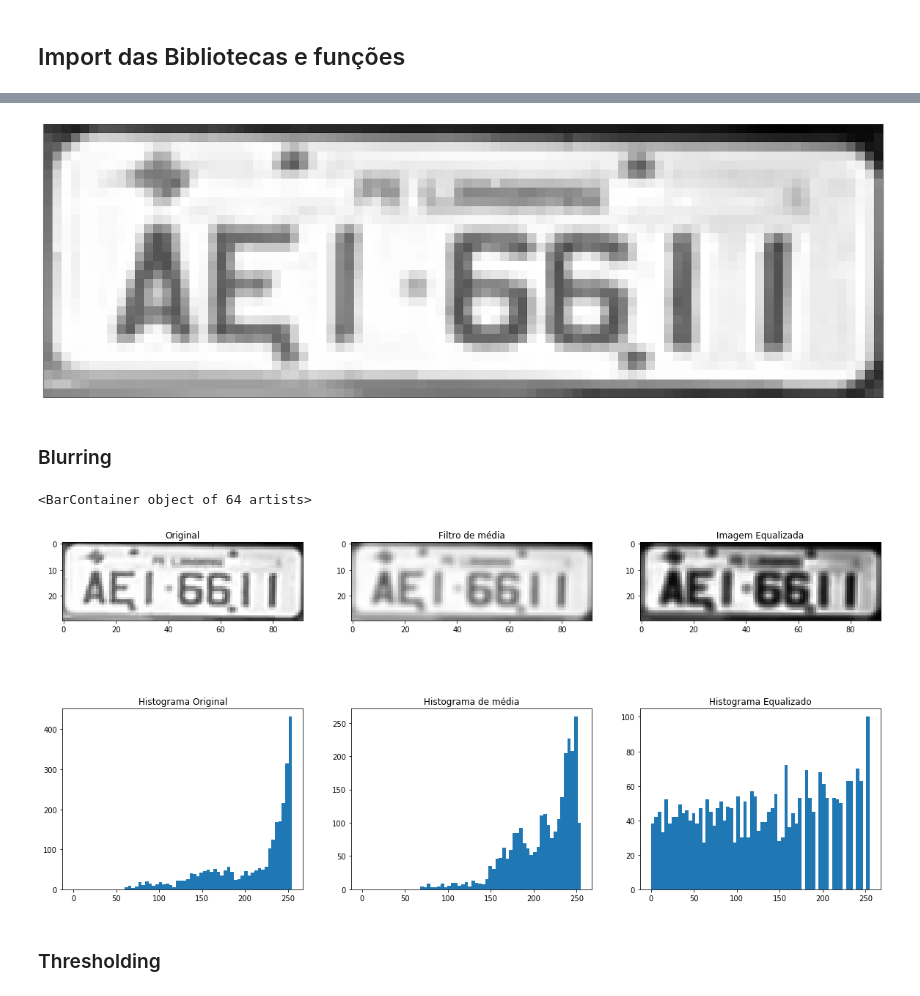
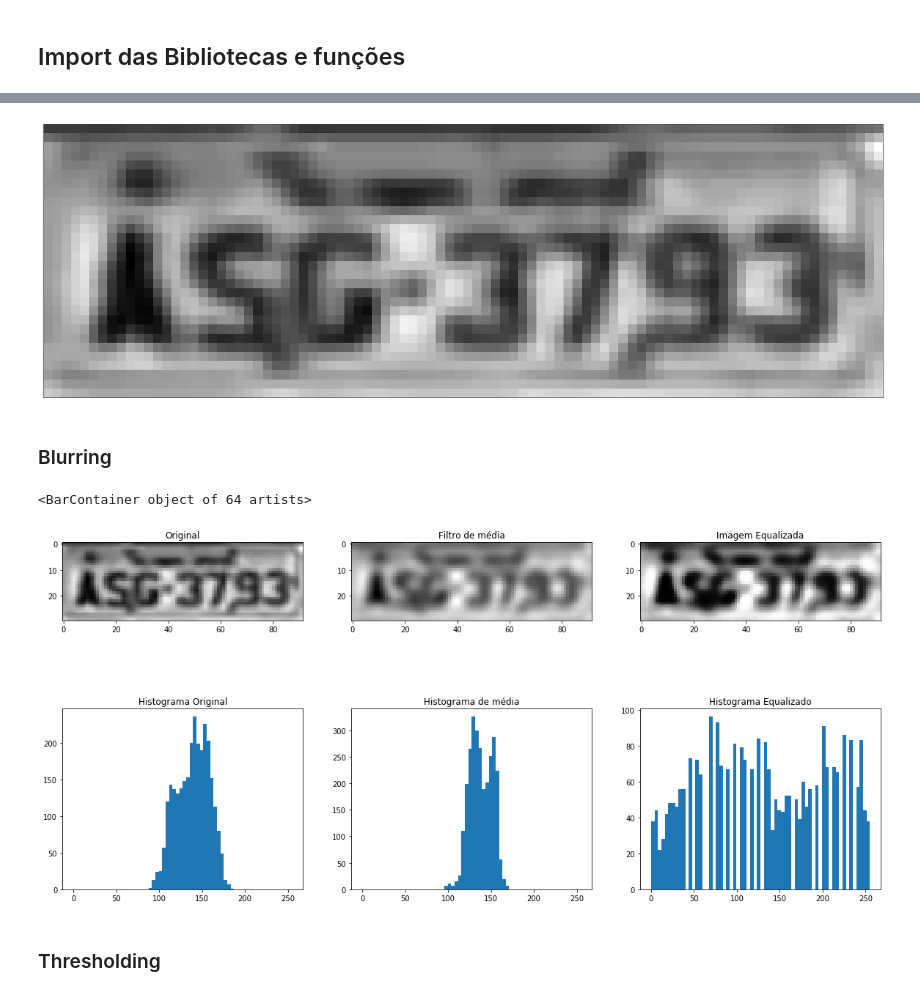
Before and after one commit to juliobguedes/ALPR-IA, a Jupyter notebook: code/Teste de Caracteres.ipynb, the cells around one changed output, grey strips where cells are left out. Cells and saved outputs as stored; diff of their text form; code cells hidden in the pictures.

```diff
--- a/code/Teste de Caracteres.ipynb
+++ b/code/Teste de Caracteres.ipynb
@@ -60,10 +40,10 @@ for a in arq:
 # %%
-imagem = grayscale[70].copy()
+imagem = grayscale[90].copy()
 hsv = cv2.cvtColor(imagem, cv2.COLOR_GRAY2BGR)
 hsv = cv2.cvtColor(hsv, cv2.COLOR_BGR2HSV)
 plot(imagem)
 # %% [output]
-[figure, old version]
+[figure, new version]
 # %% [markdown]
 ### Blurring
 # %%
@@ -84,7 +64,7 @@ plt.bar(bin_centers, h, width=w)
 ###################################################################
 
 plt.subplot(2,3,2)
-teste_media = cv2.blur(imagem.copy(), (3,3))
+teste_media = cv2.GaussianBlur(imagem.copy(), (5,5), 5, 5)
 plt.title("Filtro de média")
 plt.imshow(teste_media, cmap="gray")
 
@@ -114,7 +94,7 @@ plt.title("Histograma Equalizado")
 plt.bar(bin_centers, h, width=w)
 # %% [output]
 <BarContainer object of 64 artists>
-[figure, old version]
+[figure, new version]
 # %% [markdown]
 ### Thresholding
 # %%
```
Also changed, not shown: parts of 7 cells of this notebook, 1 other file.
